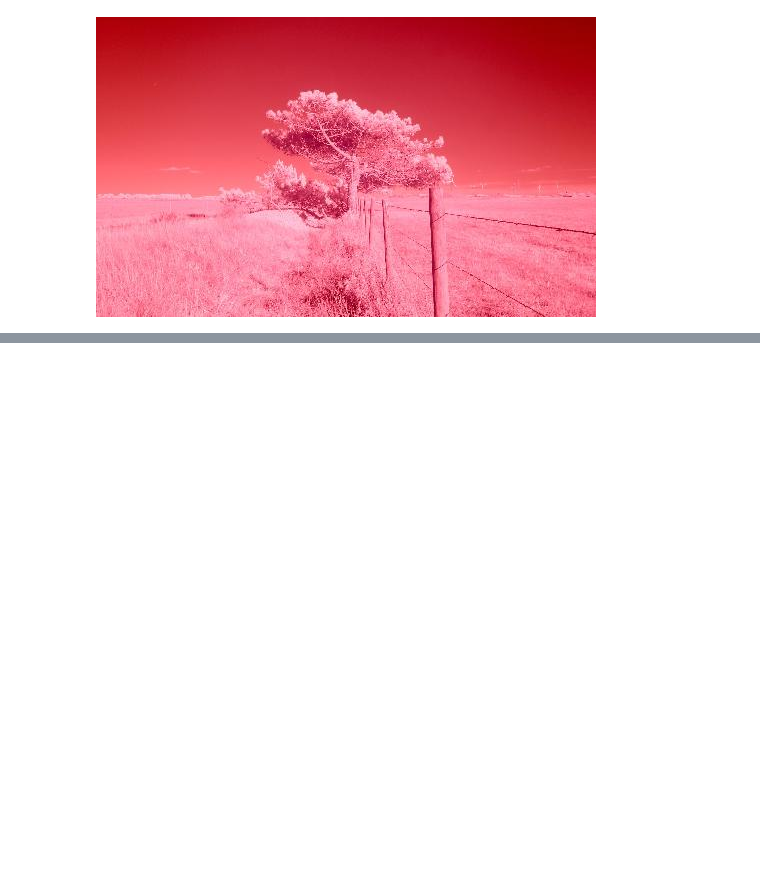
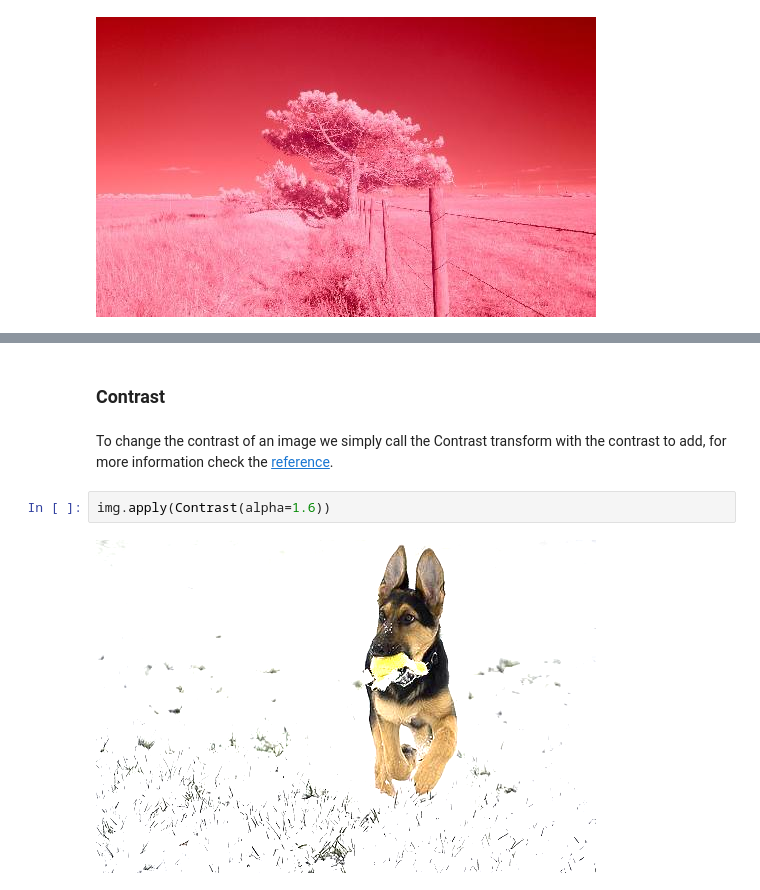
Before and after one commit to easycv/easycv, a Jupyter notebook: docs/source/examples/transforms/color.ipynb, the cells around one changed output, grey strips where cells are left out. Saved outputs shown, nothing was run; the diff lists cells and outputs as text; blank space fills up the shorter version.

Commit message:
Added Hue, Contrast, Brightness and Hsv

```diff
--- a/docs/source/examples/transforms/color.ipynb
+++ b/docs/source/examples/transforms/color.ipynb
@@ -85,0 +94,8 @@ img.apply(ColorTransfer(source=src))
+# %% [markdown]
+### Contrast
+# %% [markdown]
+To change the contrast of an image we simply call the Contrast transform with the contrast to add, for more information check the [reference](../../reference/transforms/color.rst#easycv.transforms.color.Contrast).
+# %%
+img.apply(Contrast(alpha=1.6))
+# %% [output]
+[figure, added]
```
Also changed, not shown: parts of 20 cells of this notebook, 2 other files.
